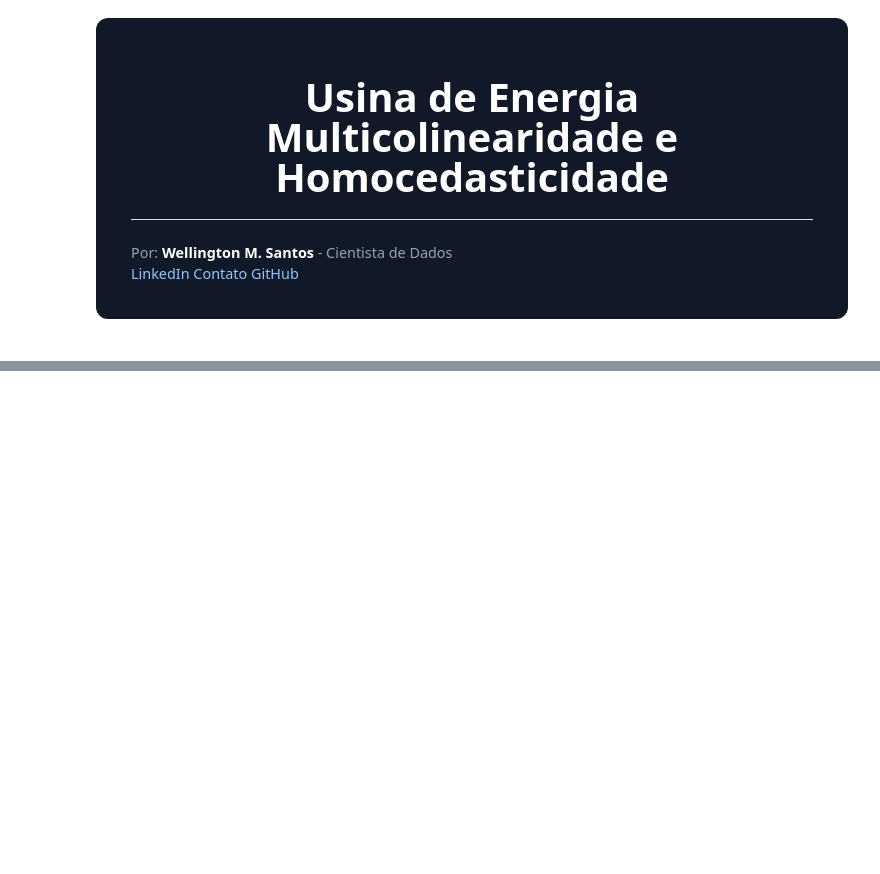
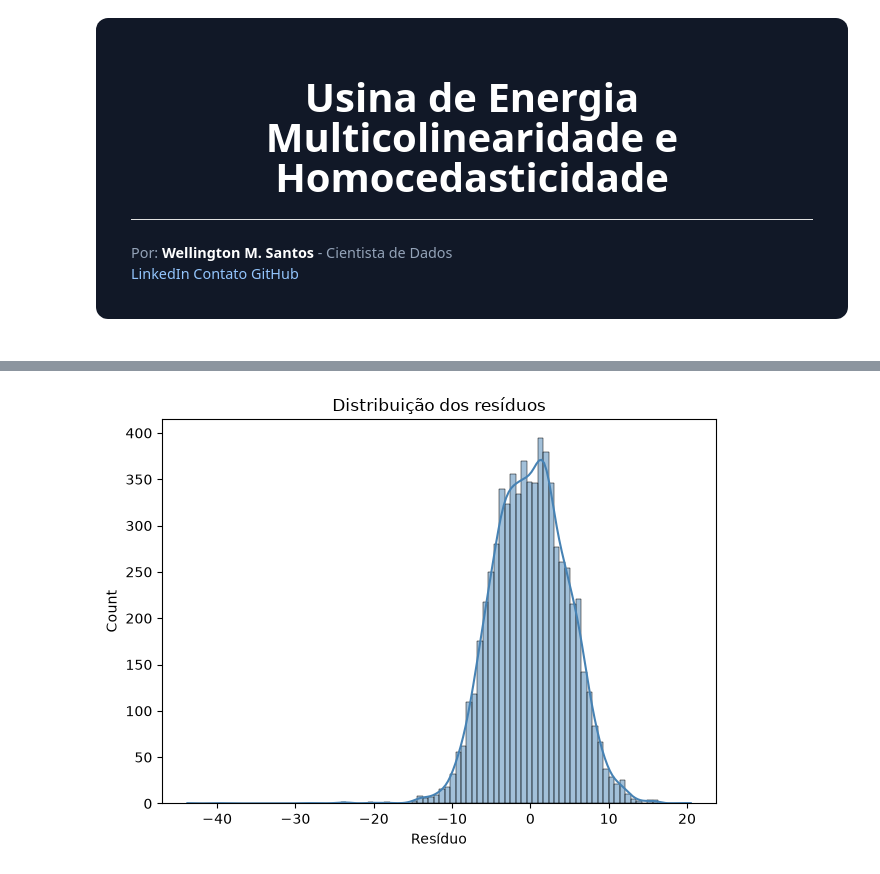
Before and after one commit to esscova/data-trivium, a Jupyter notebook: Machine Learning/Testando Relações com Regressão Linear/usina de energia - multicolinearidade e homocedasticidade.ipynb, the cells around one changed output, grey strips where cells are left out. Saved outputs shown, nothing was run; the diff lists cells and outputs as text; code cells hidden in the pictures; blank space fills up the shorter version.

```diff
--- a/Machine Learning/Testando Relações com Regressão Linear/usina de energia - multicolinearidade e homocedasticidade.ipynb
+++ b/Machine Learning/Testando Relações com Regressão Linear/usina de energia - multicolinearidade e homocedasticidade.ipynb
@@ -58,0 +358,8 @@
+# %%
+sns.histplot(residuos, kde=True, color='steelblue')
+plt.title('Distribuição dos resíduos')
+plt.xlabel('Resíduo')
+plt.tight_layout()
+plt.show()
+# %% [output]
+[figure, added]
```
Also changed, not shown: parts of 39 cells of this notebook.
